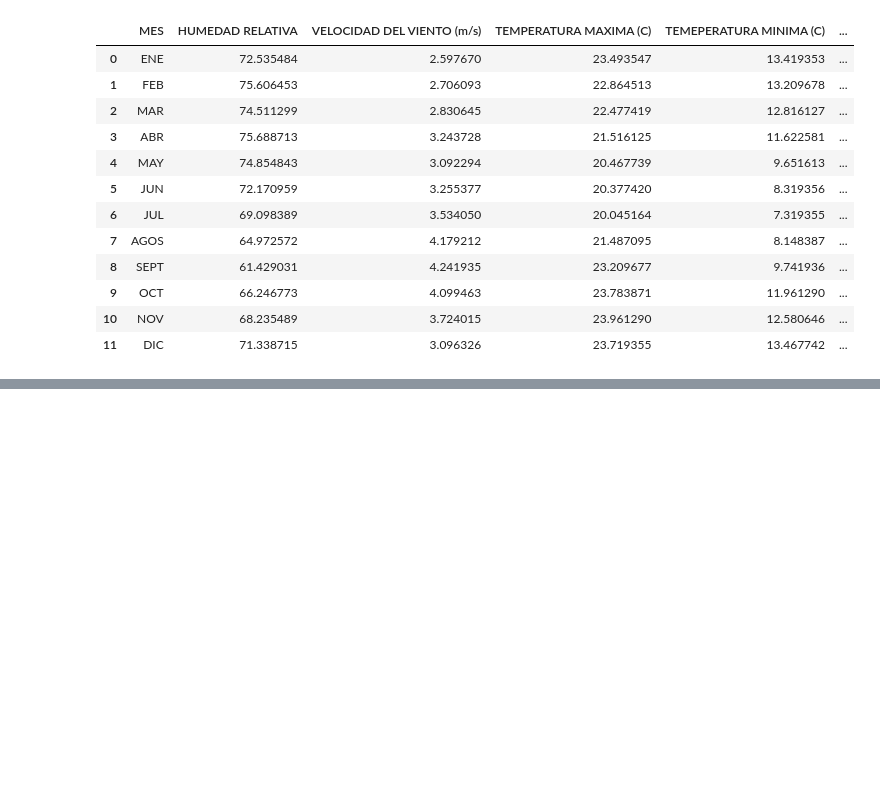
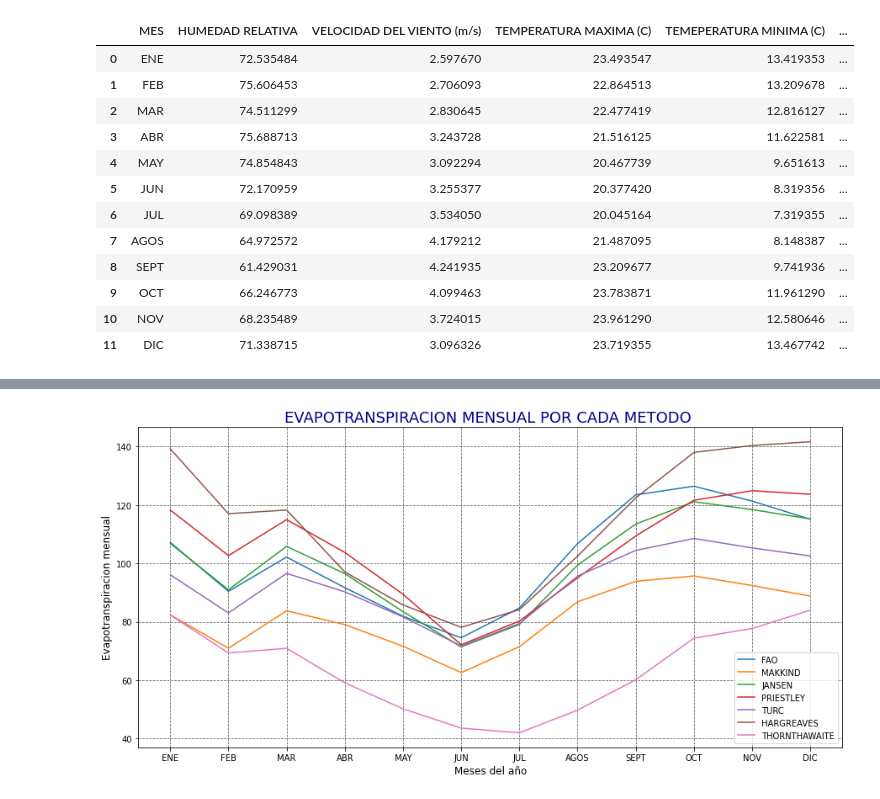
Before and after one commit to thonyblaz/evapotranspiracion, a Jupyter notebook: metodo_eto.ipynb, the cells around one changed output, grey strips where cells are left out. Cells and saved outputs as stored; diff of their text form; code cells hidden in the pictures; blank space fills up the shorter version.

Commit message:
Se anadio otros metodos

```diff
--- a/metodo_eto.ipynb
+++ b/metodo_eto.ipynb
@@ -449,0 +595,20 @@ plt.show()
+# %%
+# METODO DE HARGREAVES
+# Radiacion solar extraterrestre
+Ra = df_RN['RADIACION EXTRATERRESTRE (RA)']*0.408
+Tmax = np.array(temperatura_maxima)
+Tmin = np.array(temperatura_minima)
+# calculamos la evapotranspiracion
+eto_hargreaves = 0.0023*Ra*(Tm+17.8)*(Tmax-Tmin)**0.5
+eto_mensual_hargreaves = eto_hargreaves*dias
+
+# creamos la tabla
+# nombre columnas
+nombre_tabla_EpHargreaves = ['MES', 'RADIACION SOLAR EXTRATERRESTRE (mm/dia)', 'Temperarura media (C)', 'Temperatura maxima (C)', 'Temperatura minima (C)', 'Dias por mes',
+                             'Evapotranspiracion diaria', 'Evapotranspiracion Mensual']
+valores = list(zip(meses, Ra, Tm, Tmax, Tmin, dias,
+                   eto_hargreaves, eto_mensual_hargreaves))
+df_evap_Hargreaves = pd.DataFrame(valores, columns=nombre_tabla_EpHargreaves)
+
+# visualizamos la tabla
+df_evap_Hargreaves
@@ -449,0 +709,25 @@ plt.show()
+# %%
+#graficamos los valores por cada metodo para ver el comportamiento de la evapotranspiracion en el transcurso del año
+dias_acumulados = [31,59,90,120,151,181,212,243,273,304,334,365]
+
+
+#Grafica
+fig = plt.figure(figsize=(15,7 ))
+plt.plot( meses,eto_mensual_fao, label="FAO", ls='-',)
+plt.plot( meses,eto_mensual_makkind, label="MAKKIND", ls='-')
+plt.plot( meses,eto_mensual_jansen, label="JANSEN", ls='-')
+plt.plot( meses,eto_mensual_priestley, label="PRIESTLEY", ls='-')
+plt.plot( meses,eto_mensual_turc, label="TURC", ls='-')
+plt.plot( meses,eto_mensual_hargreaves, label="HARGREAVES", ls='-')
+plt.plot( meses,eto_mensual_Thornthwaite, label="THORNTHAWAITE", ls='-')
+#plt.axis(v)
+plt.title(f'EVAPOTRANSPIRACION MENSUAL POR CADA METODO ', color='#00008B',fontsize=18)
+plt.xlabel('Meses del año',fontsize=14)
+plt.ylabel(f'Evapotranspiracion mensual',fontsize=14)
+plt.grid(b=True, which='major', color='#666668', linestyle='--')
+plt.legend(loc=4)
+
+
+plt.show()
+# %% [output]
+[figure, added]
```
Also changed, not shown: parts of 13 cells of this notebook.
